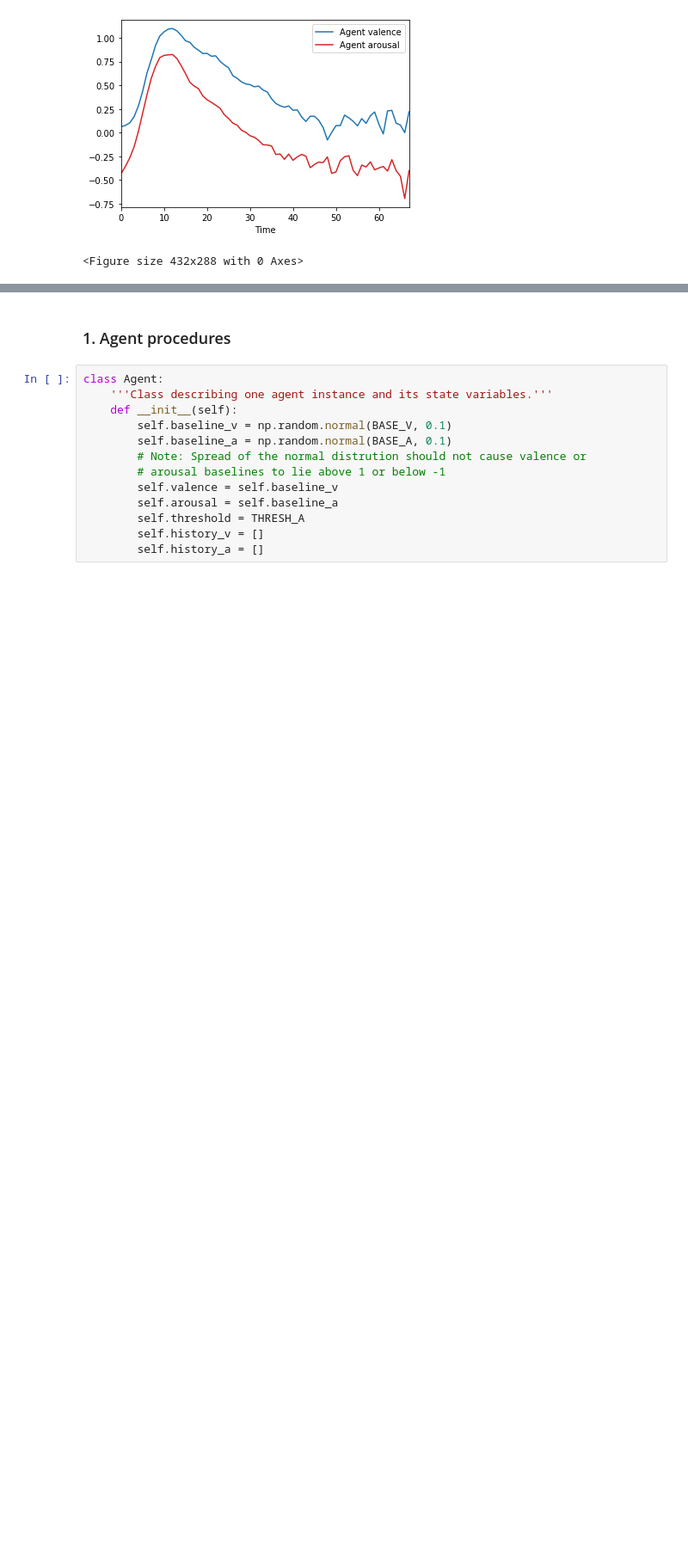
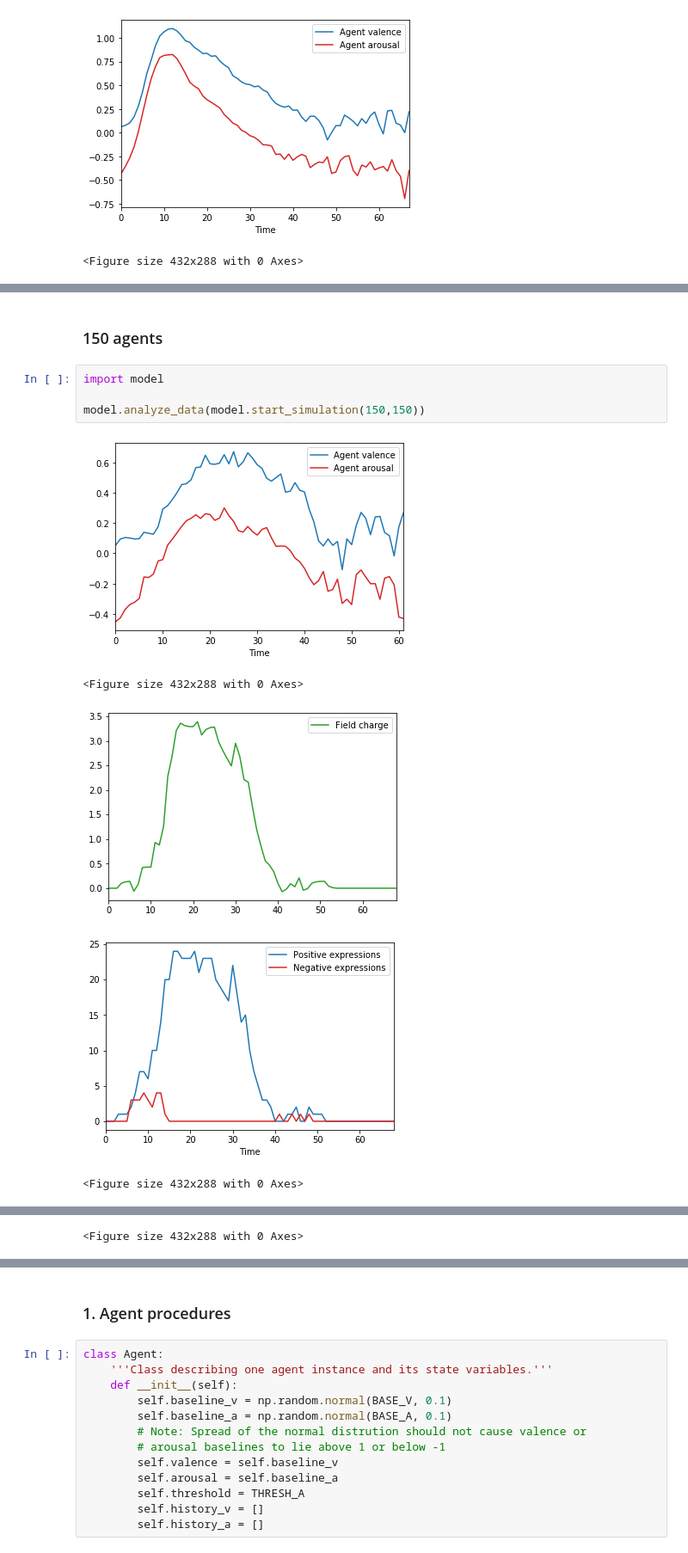
Before and after one commit to r-andre/abm-collective_emotions, a Jupyter notebook: documentation.ipynb, the cells around one changed output, grey strips where cells are left out. Shown: that part at 86% size. Drawn from its saved outputs; the diff is of its cells as text; blank space fills up the shorter version.

```diff
--- a/documentation.ipynb
+++ b/documentation.ipynb
@@ -123,0 +130,12 @@ for i in range(n):
+# %% [markdown]
+### 150 agents
+# %%
+import model
+
+model.analyze_data(model.start_simulation(150,150))
+# %% [output]
+[figure, added]
+<Figure size 432x288 with 0 Axes>
+[figure, added]
+[figure, added]
+<Figure size 432x288 with 0 Axes>
@@ -123,0 +143 @@ for i in range(n):
+<Figure size 432x288 with 0 Axes>
```
Also changed, not shown: parts of 6 cells of this notebook, 1 other file.
